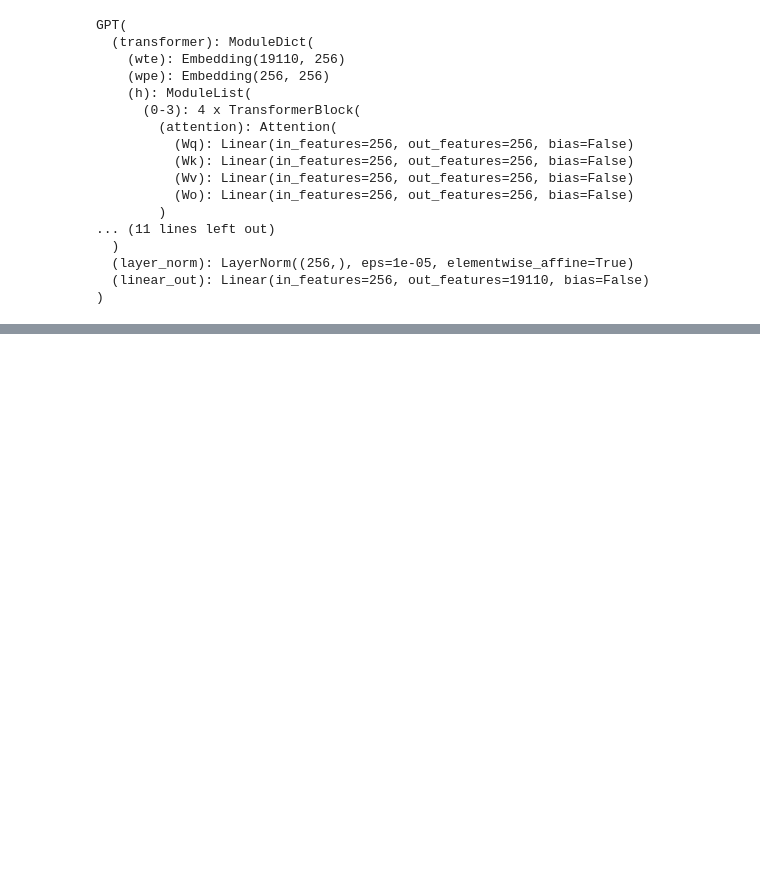
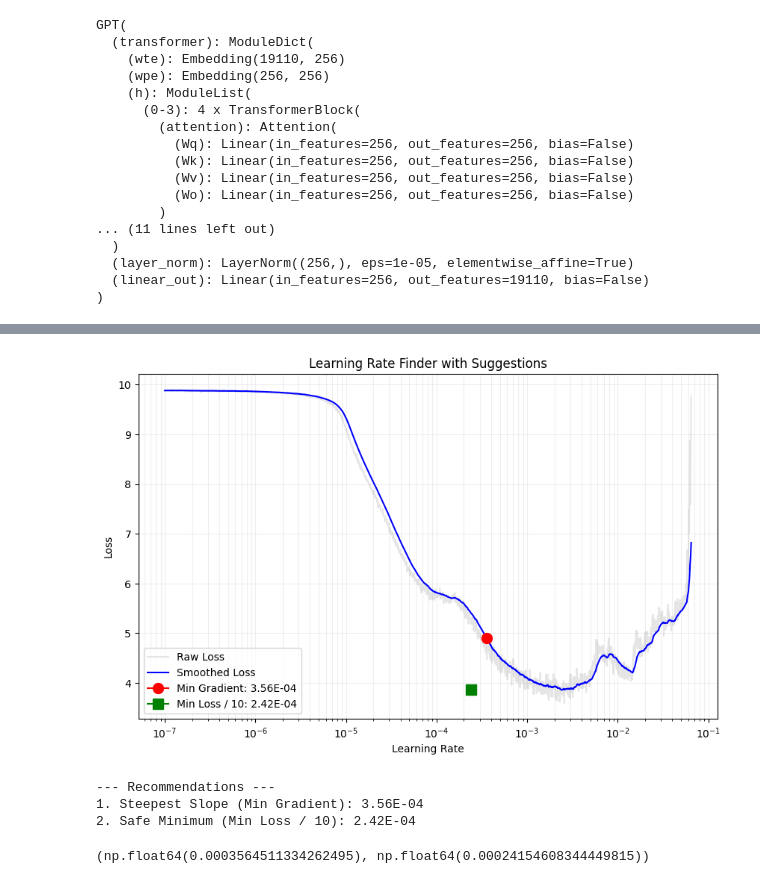
Before and after one commit to rahul266/attention-experiment, a Jupyter notebook: attention-experiment.ipynb, the cells around one changed output, grey strips where cells are left out. Drawn from its saved outputs; the diff is of its cells as text; code cells hidden in the pictures; blank space fills up the shorter version.

```diff
--- a/attention-experiment.ipynb
+++ b/attention-experiment.ipynb
@@ -825,4 +852,23 @@ class GPT(nn.Module):
+# %%
+# --- 3. Evaluation Helper ---
+import time
+@torch.no_grad()
+def estimate_loss():
+    out = {}
+    model.eval()
+    for split in ['train', 'val']:
+        losses = torch.zeros(eval_iters)
+        for k in range(eval_iters):
+            X, Y = get_batch(batch_size) if split == 'train' else get_batch_valid(batch_size)
+            logits = model(X)
+            loss = criterion(logits.view(-1, vocab_size), Y.view(-1))
+            losses[k] = loss.item()
+        out[split] = losses.mean()
+    model.train()
+    return out
 # %%
 model = GPT(n_embed,n_heads,vocab_size,context_len,n_layer, meta["pad_idx"]).to(device)
-optimizer = torch.optim.AdamW(model.parameters(), lr=3e-4, weight_decay=0.01)
+optimizer = torch.optim.AdamW(model.parameters(), lr=3.56e-4, weight_decay=0.1)
 criterion = nn.CrossEntropyLoss(ignore_index=meta["pad_idx"],reduction='mean')
+# %%
+history = {'train_loss': [], 'val_loss': [], 'step': [], 'lr': []}
@@ -868,6 +979,18 @@ step 800 loss: 2.3075
 step 900 loss: 2.3707
 [figure]
 # %%
+model_path = "/Users/rahul/Desktop/Rahul/attention-experiment/model_256_emb_4_head_attn.pth"
+
+# 3. Load the state dictionary
+# map_location ensures it loads correctly even if saved on a different device (like GPU -> CPU)
+state_dict = torch.load(model_path, map_location=device)
+
+# 4. Load the weights into your model
+# (Note: 'model' must already be initialized with the same architecture)
+model.load_state_dict(state_dict)
+
+# 5. Move model to device and set to evaluation mode
+model.to(device)
 model.eval()
 
 def generate_stories(max_words=50):
@@ -999,0 +1274,3 @@ GPT(
+# %%
+find_lr_smart(model,optimizer,criterion)
+# %% [output]
@@ -999,0 +1289,5 @@ GPT(
+[figure, added]
+--- Recommendations ---
+1. Steepest Slope (Min Gradient): 3.56E-04
+2. Safe Minimum (Min Loss / 10): 2.42E-04
+(np.float64(0.0003564511334262495), np.float64(0.00024154608344449815))
```
Also changed, not shown: parts of 8 cells of this notebook, 4 other files.
